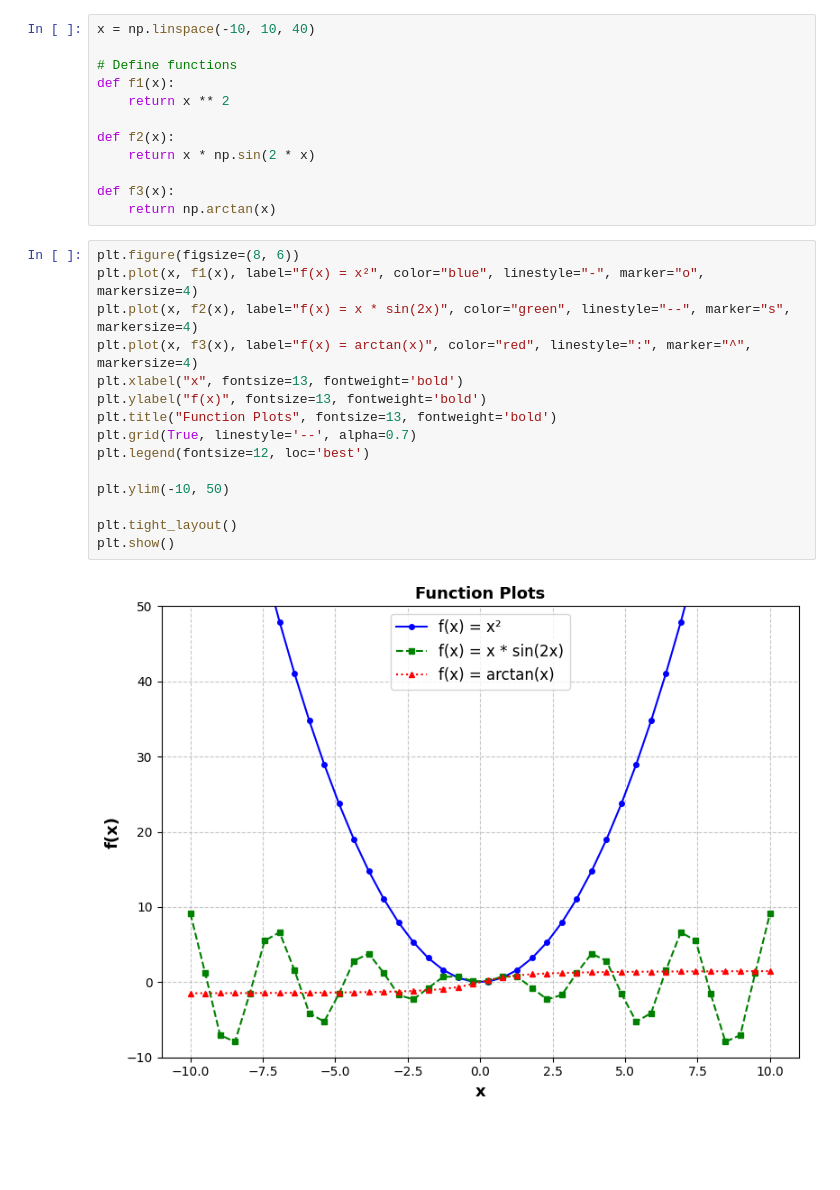
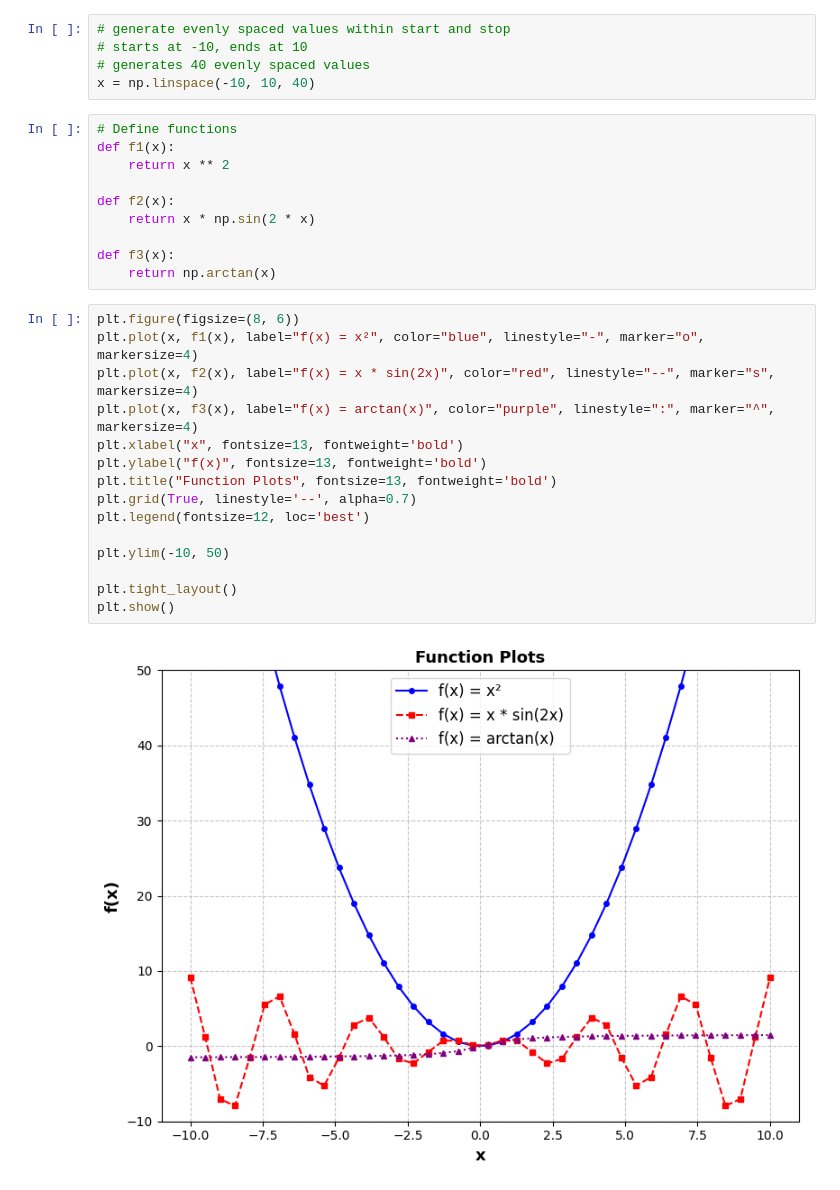
Before and after one commit to Nye1nChanSoe/python3, a Jupyter notebook: plots/plots.ipynb, the cells around one changed output. Saved outputs shown, nothing was run; the diff lists cells and outputs as text; blank space fills up the shorter version.

```diff
--- a/plots/plots.ipynb
+++ b/plots/plots.ipynb
@@ -4,6 +7,9 @@ import matplotlib.pyplot as plt
+# %%
+# generate evenly spaced values within start and stop
+# starts at -10, ends at 10
+# generates 40 evenly spaced values
+x = np.linspace(-10, 10, 40)
 # %%
-x = np.linspace(-10, 10, 40)
-
 # Define functions
 def f1(x):
     return x ** 2
@@ -16,18 +22,18 @@ def f3(x):
 # %%
 plt.figure(figsize=(8, 6))
 plt.plot(x, f1(x), label="f(x) = x²", color="blue", linestyle="-", marker="o", markersize=4)
-plt.plot(x, f2(x), label="f(x) = x * sin(2x)", color="green", linestyle="--", marker="s", markersize=4)
-plt.plot(x, f3(x), label="f(x) = arctan(x)", color="red", linestyle=":", marker="^", markersize=4)
+plt.plot(x, f2(x), label="f(x) = x * sin(2x)", color="red", linestyle="--", marker="s", markersize=4)
+plt.plot(x, f3(x), label="f(x) = arctan(x)", color="purple", linestyle=":", marker="^", markersize=4)
 plt.xlabel("x", fontsize=13, fontweight='bold')
 plt.ylabel("f(x)", fontsize=13, fontweight='bold')
 plt.title("Function Plots", fontsize=13, fontweight='bold')
 plt.grid(True, linestyle='--', alpha=0.7)
 plt.legend(fontsize=12, loc='best')
 
 plt.ylim(-10, 50)
 
 plt.tight_layout()
 plt.show()
 # %% [output]
-[figure, old version]
+[figure, new version]
 # %%
```
Also changed, not shown: parts of 15 cells of this notebook, 2 other files.
